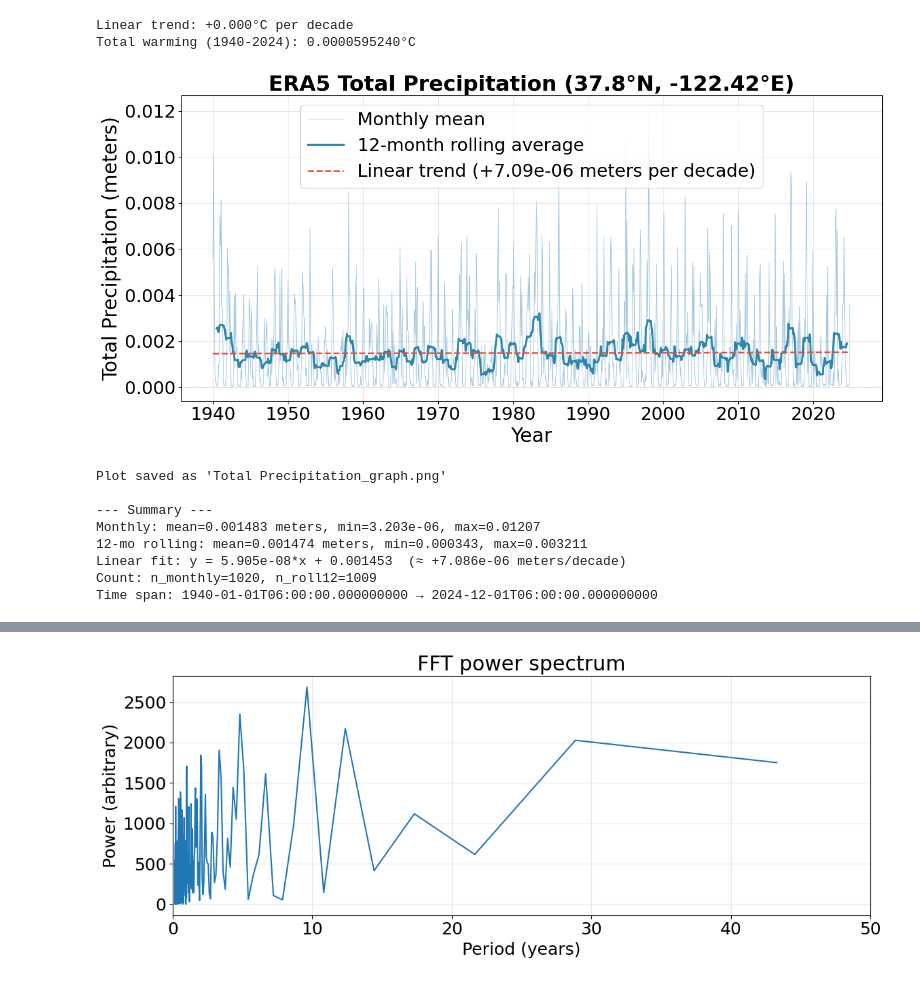
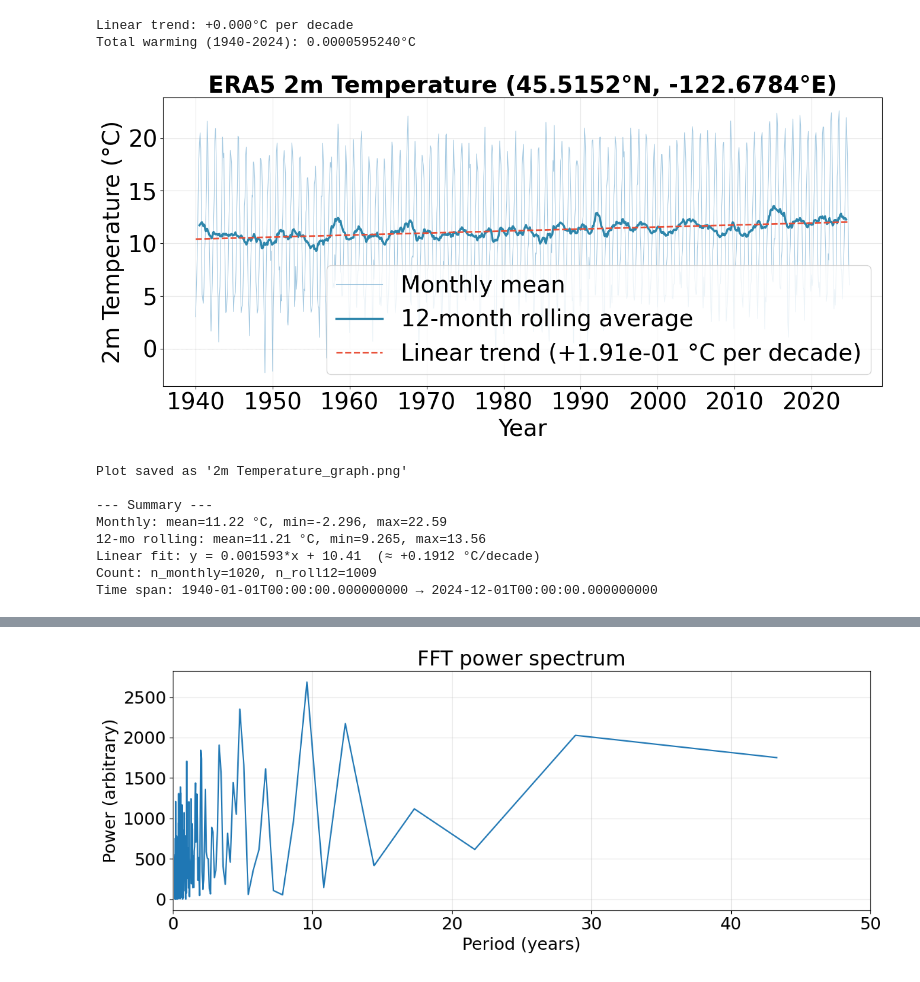
Before and after one commit to benwulmer/CDA, a Jupyter notebook: 1_TrendsExtremes.ipynb, the cells around one changed output, grey strips where cells are left out. Cells and saved outputs as stored; diff of their text form; code cells hidden in the pictures.

```diff
--- a/1_TrendsExtremes.ipynb
+++ b/1_TrendsExtremes.ipynb
@@ -175,6 +175,9 @@ dataset = "reanalysis-era5-single-levels-monthly-means"
 # Create list of years and months
 years = [str(y) for y in range(START_YEAR, END_YEAR + 1)]
 months = [f"{m:02d}" for m in range(1, 13)]
+
+LAT = 45.5152
+LON = -122.6784
 
 request = {
     "product_type": "monthly_averaged_reanalysis",
@@ -206,7 +243,7 @@ Done downloading data
 # %%
-monthly_dataOne = xr.open_dataset("monthly_data_pt1.nc")
-monthly_dataTwo = xr.open_dataset("monthly_data_pt2.nc")
-monthly_dataHumidity = xr.open_dataset("monthly_data_humidity.nc")
+monthly_dataOne = xr.open_dataset("monthly_data_pt1_new.nc")
+monthly_dataTwo = xr.open_dataset("monthly_data_pt2_new.nc")
+monthly_dataHumidity = xr.open_dataset("monthly_data_humidity_new.nc")
 print(monthly_dataOne, monthly_dataTwo, monthly_dataHumidity)
 # %% [output]
 <xarray.Dataset> Size: 73kB
@@ -606,7 +643,7 @@ Total warming (1940-2024): 0.0000595240°C
 import numpy as np
 import matplotlib.pyplot as plt
 
-def plot_data(data_raw, variable, units, font_size=22):
+def plot_data(data_raw, variable, units, font_size=28):
   data_raw = data_raw.rename({'valid_time': 'time'})
   dim = data_raw.dims[0]
   data_raw = data_raw.dropna(dim=dim).squeeze()
@@ -624,8 +661,8 @@ def plot_data(data_raw, variable, units, font_size=22):
   plt.rcParams.update({
       'figure.figsize': (14, 7),
       'font.size': font_size,
-      'axes.titlesize': font_size + 4,
-      'axes.labelsize': font_size + 2,
+      'axes.titlesize': font_size,
+      'axes.labelsize': font_size,
       'xtick.labelsize': font_size,
       'ytick.labelsize': font_size,
       'legend.fontsize': font_size,
@@ -700,20 +737,20 @@ ws10.attrs["units"] = "m s-1"
 # %%
 # variable, units
 # q2m humidity
 # monthly_dataOne -> t2m temp 2m
 #
 
-plot_data(monthly_dataOne.tp, "Total Precipitation", "meters")
+plot_data(monthly_dataTwo.t2m-273.15, "2m Temperature", "°C")
 # %% [output]
-[figure, old version]
+[figure, new version]
-Plot saved as 'Total Precipitation_graph.png'
+Plot saved as '2m Temperature_graph.png'
 
 --- Summary ---
-Monthly: mean=0.001483 meters, min=3.203e-06, max=0.01207
-12-mo rolling: mean=0.001474 meters, min=0.000343, max=0.003211
-Linear fit: y = 5.905e-08*x + 0.001453  (≈ +7.086e-06 meters/decade)
+Monthly: mean=11.22 °C, min=-2.296, max=22.59
+12-mo rolling: mean=11.21 °C, min=9.265, max=13.56
+Linear fit: y = 0.001593*x + 10.41  (≈ +0.1912 °C/decade)
 Count: n_monthly=1020, n_roll12=1009
-Time span: 1940-01-01T06:00:00.000000000 → 2024-12-01T06:00:00.000000000
+Time span: 1940-01-01T00:00:00.000000000 → 2024-12-01T00:00:00.000000000
 # %%
 import numpy as np
 import matplotlib.pyplot as plt
```
Also changed, not shown: parts of 7 cells of this notebook.
